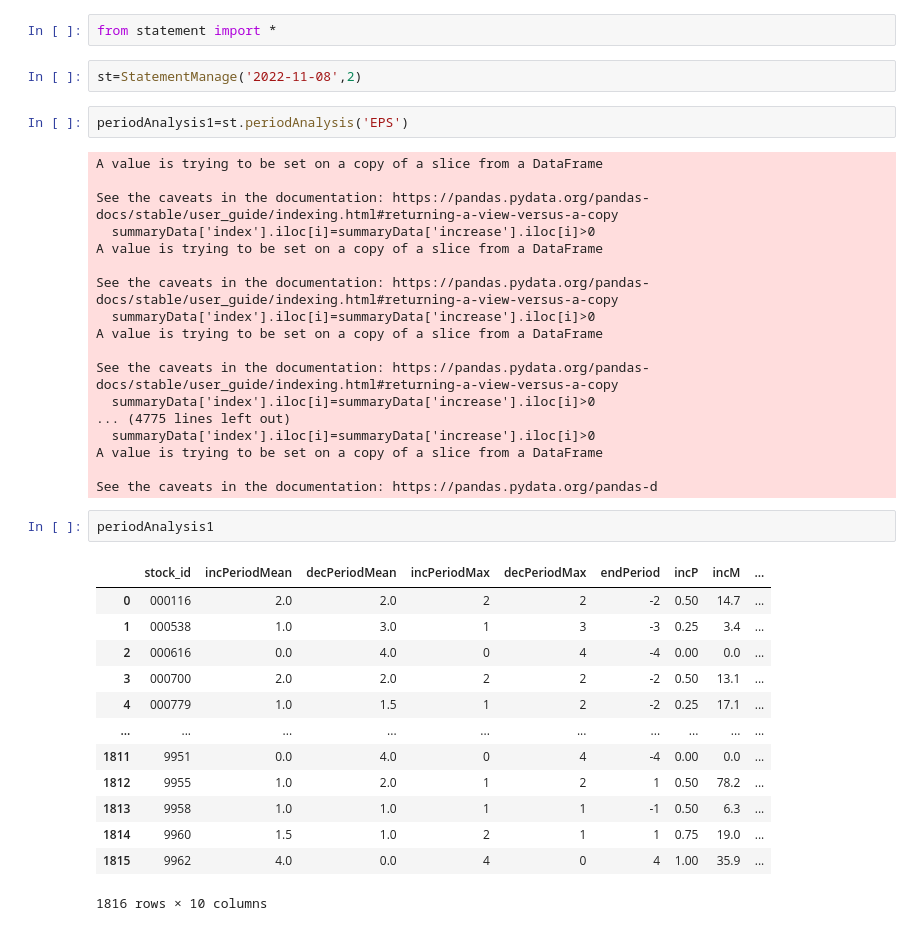
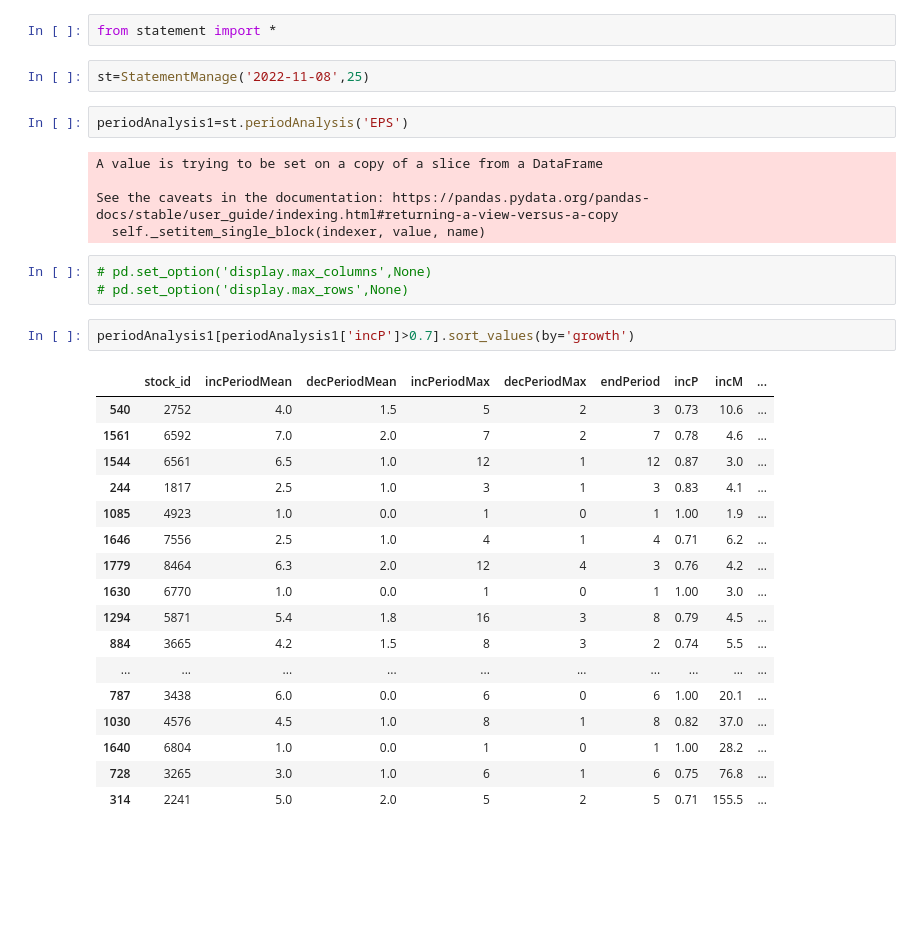
Before and after one commit to pkh-forresthsia/beTrue, a Jupyter notebook: test1.ipynb, the cells around one changed output. Drawn from its saved outputs; the diff is of its cells as text; blank space fills up the shorter version.

```diff
--- a/test1.ipynb
+++ b/test1.ipynb
@@ -1,43 +1,37 @@
 # %%
 from statement import *
 # %%
-st=StatementManage('2022-11-08',2)
+st=StatementManage('2022-11-08',25)
 # %%
 periodAnalysis1=st.periodAnalysis('EPS')
 # %% [output]
 A value is trying to be set on a copy of a slice from a DataFrame
 
 See the caveats in the documentation: https://pandas.pydata.org/pandas-docs/stable/user_guide/indexing.html#returning-a-view-versus-a-copy
-  summaryData['index'].iloc[i]=summaryData['increase'].iloc[i]>0
-A value is trying to be set on a copy of a slice from a DataFrame
-
-See the caveats in the documentation: https://pandas.pydata.org/pandas-docs/stable/user_guide/indexing.html#returning-a-view-versus-a-copy
-  summaryData['index'].iloc[i]=summaryData['increase'].iloc[i]>0
-A value is trying to be set on a copy of a slice from a DataFrame
-
-See the caveats in the documentation: https://pandas.pydata.org/pandas-docs/stable/user_guide/indexing.html#returning-a-view-versus-a-copy
-  summaryData['index'].iloc[i]=summaryData['increase'].iloc[i]>0
-... (4775 lines left out)
-  summaryData['index'].iloc[i]=summaryData['increase'].iloc[i]>0
-A value is trying to be set on a copy of a slice from a DataFrame
-
-See the caveats in the documentation: https://pandas.pydata.org/pandas-d
+  self._setitem_single_block(indexer, value, name)
+# %%
+# pd.set_option('display.max_columns',None)
+# pd.set_option('display.max_rows',None)
 # %%
-periodAnalysis1
+periodAnalysis1[periodAnalysis1['incP']>0.7].sort_values(by='growth')
 # %% [output]
 |  | stock_id | incPeriodMean | decPeriodMean | incPeriodMax | decPeriodMax | endPeriod | incP | incM | ... |
-| 0 | 000116 | 2.0 | 2.0 | 2 | 2 | -2 | 0.50 | 14.7 | ... |
-| 1 | 000538 | 1.0 | 3.0 | 1 | 3 | -3 | 0.25 | 3.4 | ... |
-| 2 | 000616 | 0.0 | 4.0 | 0 | 4 | -4 | 0.00 | 0.0 | ... |
-| 3 | 000700 | 2.0 | 2.0 | 2 | 2 | -2 | 0.50 | 13.1 | ... |
-| 4 | 000779 | 1.0 | 1.5 | 1 | 2 | -2 | 0.25 | 17.1 | ... |
+| 540 | 2752 | 4.0 | 1.5 | 5 | 2 | 3 | 0.73 | 10.6 | ... |
+| 1561 | 6592 | 7.0 | 2.0 | 7 | 2 | 7 | 0.78 | 4.6 | ... |
+| 1544 | 6561 | 6.5 | 1.0 | 12 | 1 | 12 | 0.87 | 3.0 | ... |
+| 244 | 1817 | 2.5 | 1.0 | 3 | 1 | 3 | 0.83 | 4.1 | ... |
+| 1085 | 4923 | 1.0 | 0.0 | 1 | 0 | 1 | 1.00 | 1.9 | ... |
+| 1646 | 7556 | 2.5 | 1.0 | 4 | 1 | 4 | 0.71 | 6.2 | ... |
+| 1779 | 8464 | 6.3 | 2.0 | 12 | 4 | 3 | 0.76 | 4.2 | ... |
+| 1630 | 6770 | 1.0 | 0.0 | 1 | 0 | 1 | 1.00 | 3.0 | ... |
+| 1294 | 5871 | 5.4 | 1.8 | 16 | 3 | 8 | 0.79 | 4.5 | ... |
+| 884 | 3665 | 4.2 | 1.5 | 8 | 3 | 2 | 0.74 | 5.5 | ... |
 | ... | ... | ... | ... | ... | ... | ... | ... | ... | ... |
-| 1811 | 9951 | 0.0 | 4.0 | 0 | 4 | -4 | 0.00 | 0.0 | ... |
-| 1812 | 9955 | 1.0 | 2.0 | 1 | 2 | 1 | 0.50 | 78.2 | ... |
-| 1813 | 9958 | 1.0 | 1.0 | 1 | 1 | -1 | 0.50 | 6.3 | ... |
-| 1814 | 9960 | 1.5 | 1.0 | 2 | 1 | 1 | 0.75 | 19.0 | ... |
-| 1815 | 9962 | 4.0 | 0.0 | 4 | 0 | 4 | 1.00 | 35.9 | ... |
+| 787 | 3438 | 6.0 | 0.0 | 6 | 0 | 6 | 1.00 | 20.1 | ... |
+| 1030 | 4576 | 4.5 | 1.0 | 8 | 1 | 8 | 0.82 | 37.0 | ... |
+| 1640 | 6804 | 1.0 | 0.0 | 1 | 0 | 1 | 1.00 | 28.2 | ... |
+| 728 | 3265 | 3.0 | 1.0 | 6 | 1 | 6 | 0.75 | 76.8 | ... |
+| 314 | 2241 | 5.0 | 2.0 | 5 | 2 | 5 | 0.71 | 155.5 | ... |
-1816 rows × 10 columns
 # %%
 for i in range(len(periodAnalysis1)):
     print(periodAnalysis1.loc[i])
```
Also changed, not shown: parts of 1 cell of this notebook, 1 other file.
